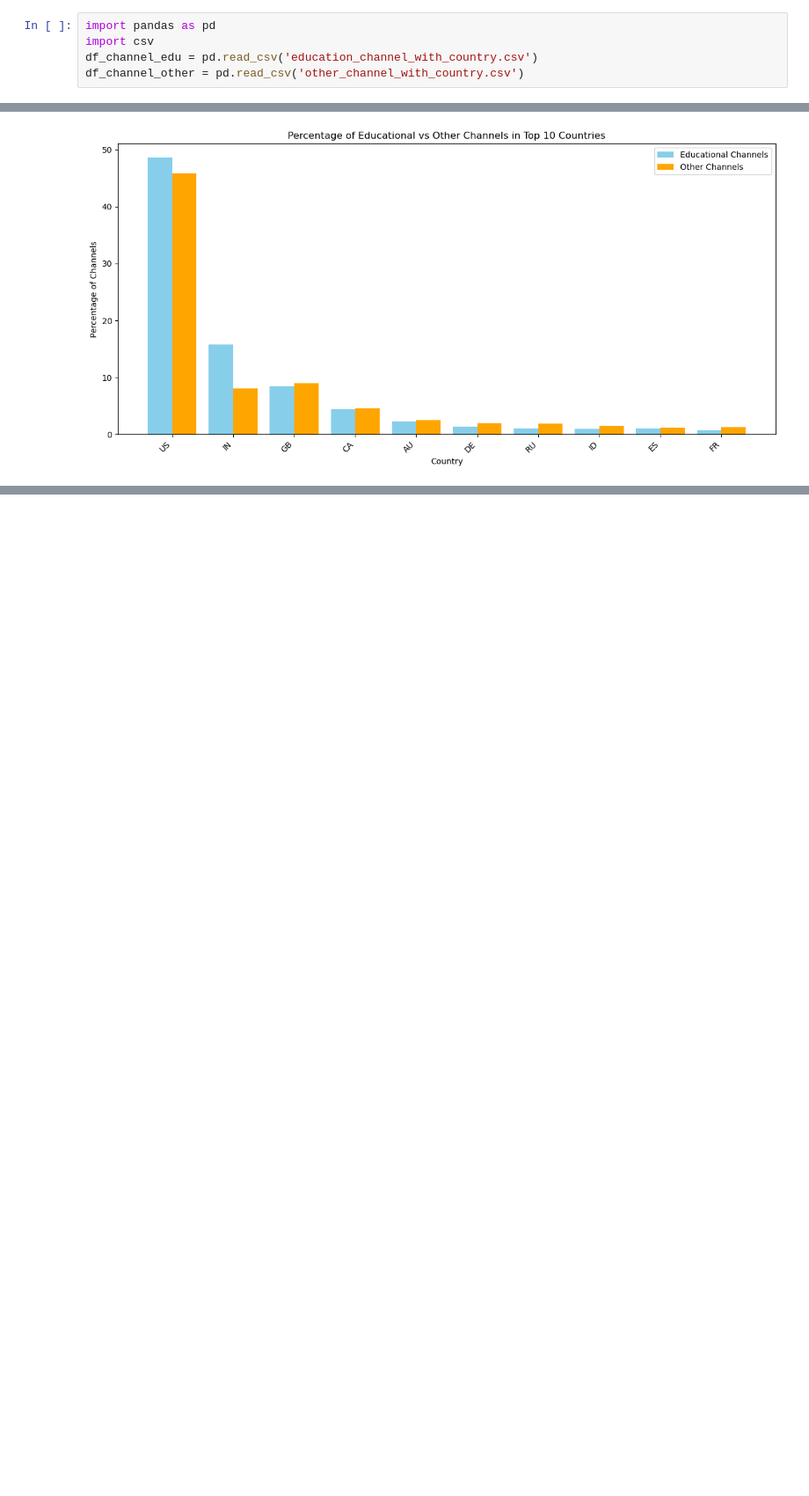
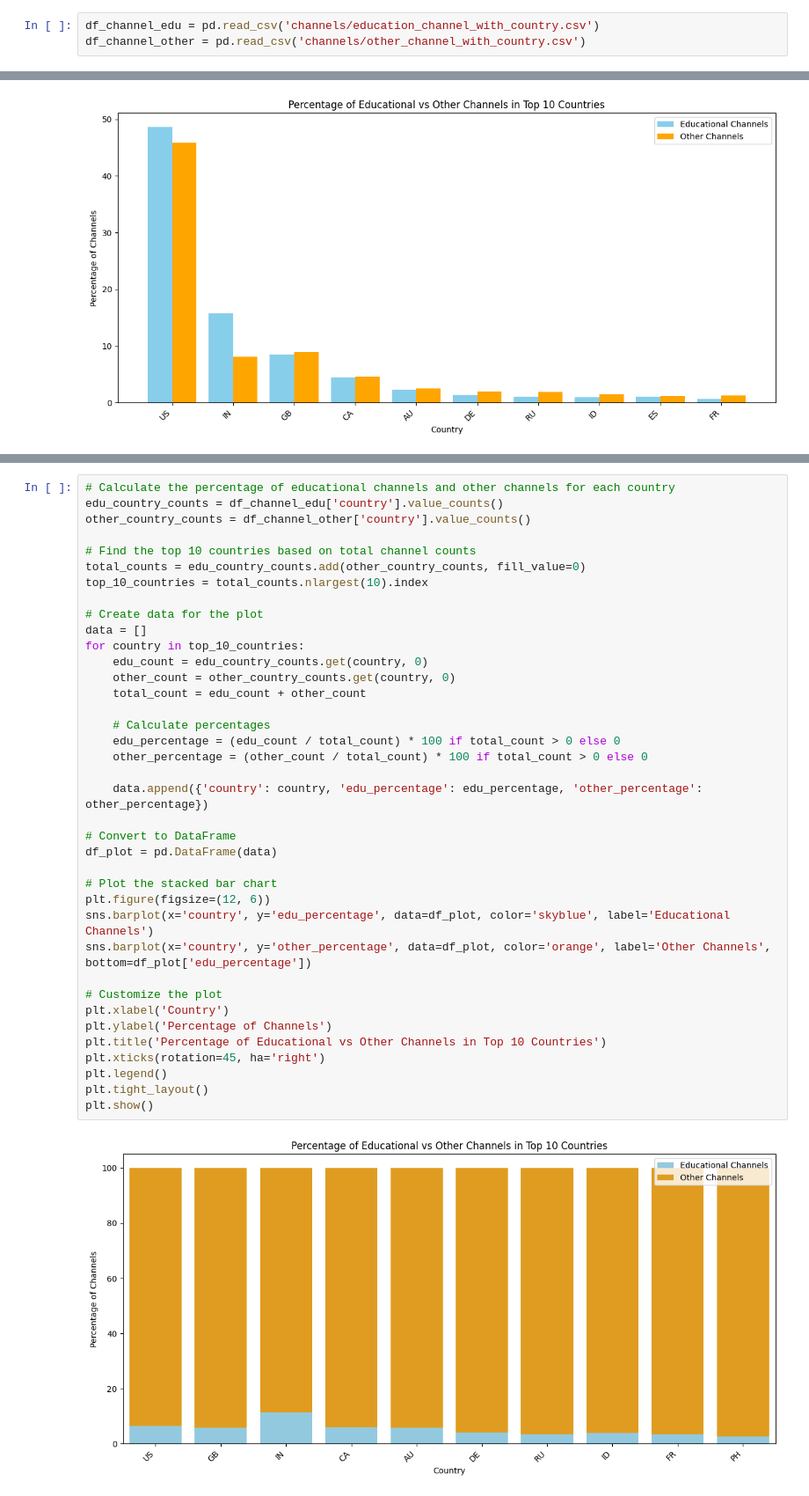
Before and after one commit to epfl-ada/ada-2024-project-adacadabra2048, a Jupyter notebook: result.ipynb, the cells around one changed output, grey strips where cells are left out. Shown at 88% size. Cells and saved outputs as stored; diff of their text form; blank space fills up the shorter version.

```diff
--- a/result.ipynb
+++ b/result.ipynb
@@ -10,8 +36,6 @@
 # %%
-import pandas as pd
-import csv
-df_channel_edu = pd.read_csv('education_channel_with_country.csv')
-df_channel_other = pd.read_csv('other_channel_with_country.csv')
+df_channel_edu = pd.read_csv('channels/education_channel_with_country.csv')
+df_channel_other = pd.read_csv('channels/other_channel_with_country.csv')
 # %%
 # Calculate the percentage of educational channels and other channels for each country
 edu_country_counts = df_channel_edu['country'].value_counts(normalize=True) * 100
@@ -674,0 +82,40 @@ From the bar chart, we can observe a dominance of positive and neutral comments,
+# %%
+# Calculate the percentage of educational channels and other channels for each country
+edu_country_counts = df_channel_edu['country'].value_counts()
+other_country_counts = df_channel_other['country'].value_counts()
+
+# Find the top 10 countries based on total channel counts
+total_counts = edu_country_counts.add(other_country_counts, fill_value=0)
+top_10_countries = total_counts.nlargest(10).index
+
+# Create data for the plot
+data = []
+for country in top_10_countries:
+    edu_count = edu_country_counts.get(country, 0)
+    other_count = other_country_counts.get(country, 0)
+    total_count = edu_count + other_count
+
+    # Calculate percentages
+    edu_percentage = (edu_count / total_count) * 100 if total_count > 0 else 0
+    other_percentage = (other_count / total_count) * 100 if total_count > 0 else 0
+
+    data.append({'country': country, 'edu_percentage': edu_percentage, 'other_percentage': other_percentage})
+
+# Convert to DataFrame
+df_plot = pd.DataFrame(data)
+
+# Plot the stacked bar chart
+plt.figure(figsize=(12, 6))
+sns.barplot(x='country', y='edu_percentage', data=df_plot, color='skyblue', label='Educational Channels')
+sns.barplot(x='country', y='other_percentage', data=df_plot, color='orange', label='Other Channels', bottom=df_plot['edu_percentage'])
+
+# Customize the plot
+plt.xlabel('Country')
+plt.ylabel('Percentage of Channels')
+plt.title('Percentage of Educational vs Other Channels in Top 10 Countries')
+plt.xticks(rotation=45, ha='right')
+plt.legend()
+plt.tight_layout()
+plt.show()
+# %% [output]
+[figure, added]
```
Also changed, not shown: parts of 146 cells of this notebook, 1 other file.
